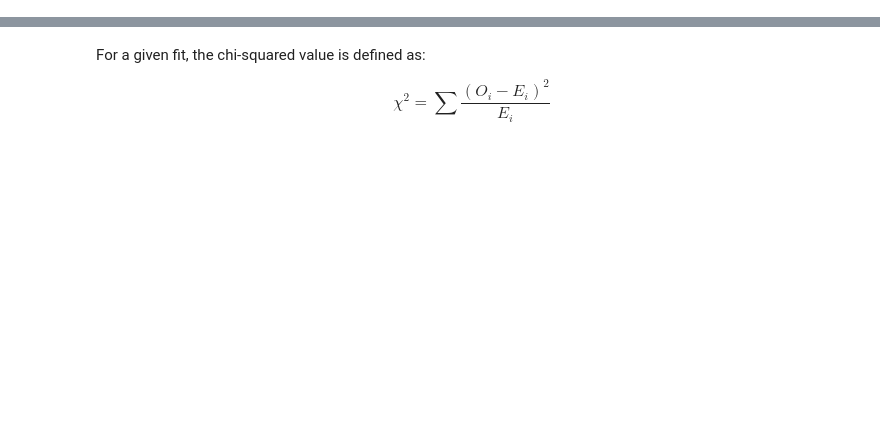
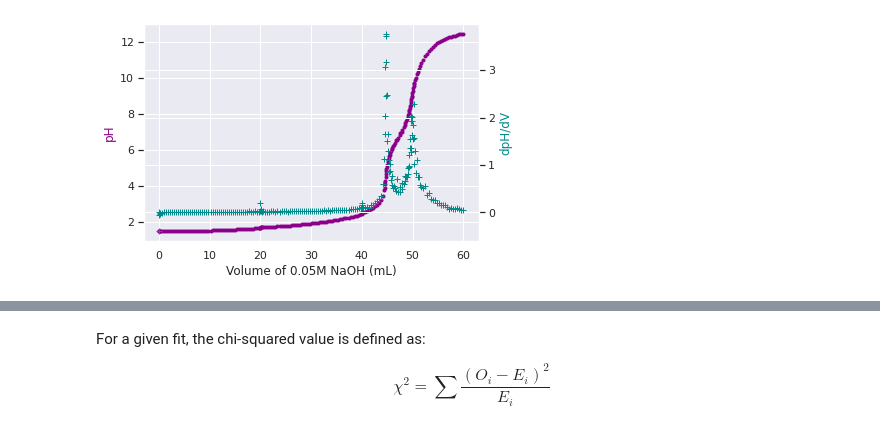
Before and after one commit to aryellewright/Kumar-Biomaterials-Lab, a Jupyter notebook: titration_code.ipynb, the cells around one changed output, grey strips where cells are left out. Saved outputs shown, nothing was run; the diff lists cells and outputs as text; code cells hidden in the pictures; blank space fills up the shorter version.

```diff
--- a/titration_code.ipynb
+++ b/titration_code.ipynb
@@ -245,0 +151,15 @@ midpoint_df
+# %%
+# creating a plot that can have two y-axis
+fig, titration_curve = plt.subplots()
+
+# plotting the two sets of data
+derivative_curve = titration_curve.twinx()
+titration_curve.plot(volumes, pHs, '.', color='darkmagenta')
+derivative_curve.plot(volumes, derivatives_list, '+', color='darkcyan')
+
+# labelling the axes and adding color
+titration_curve.set_xlabel('Volume of 0.05M NaOH (mL)')
+titration_curve.set_ylabel('pH', color='darkmagenta')
+derivative_curve.set_ylabel('dpH/dV', color='darkcyan');
+# %% [output]
+[figure, added]
```
Also changed, not shown: parts of 73 cells of this notebook.
